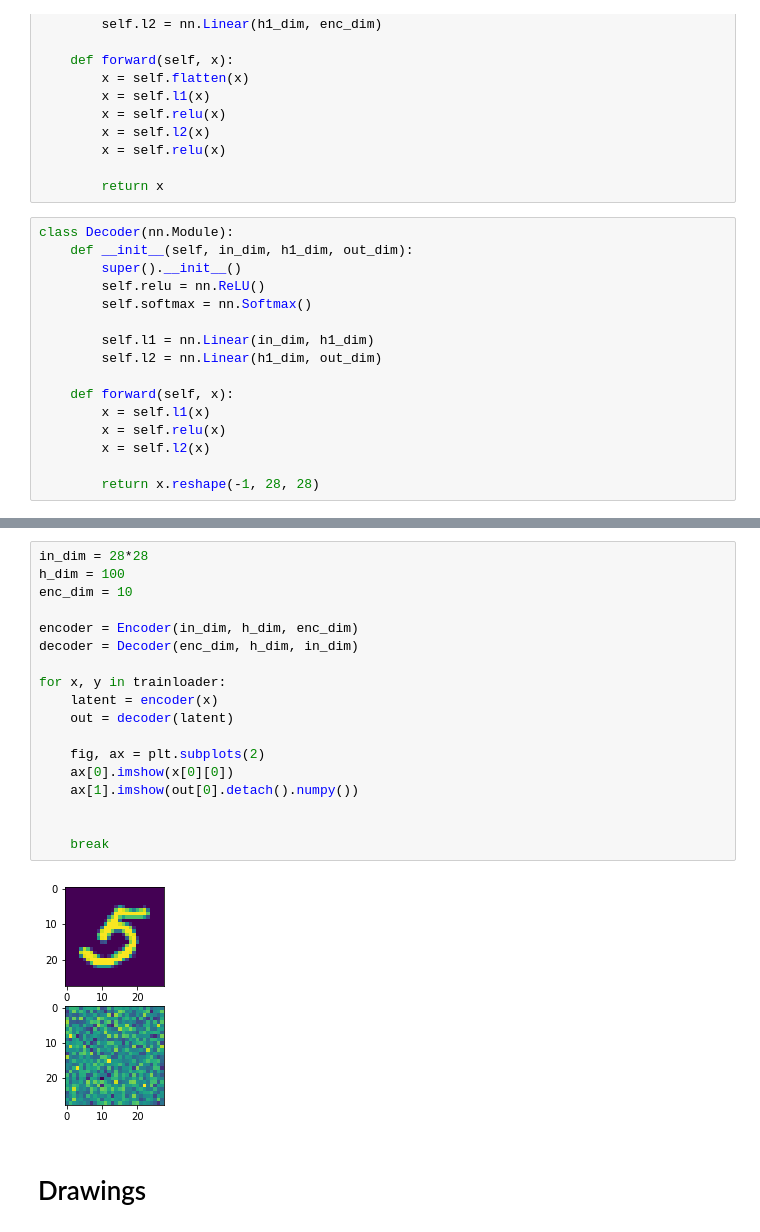
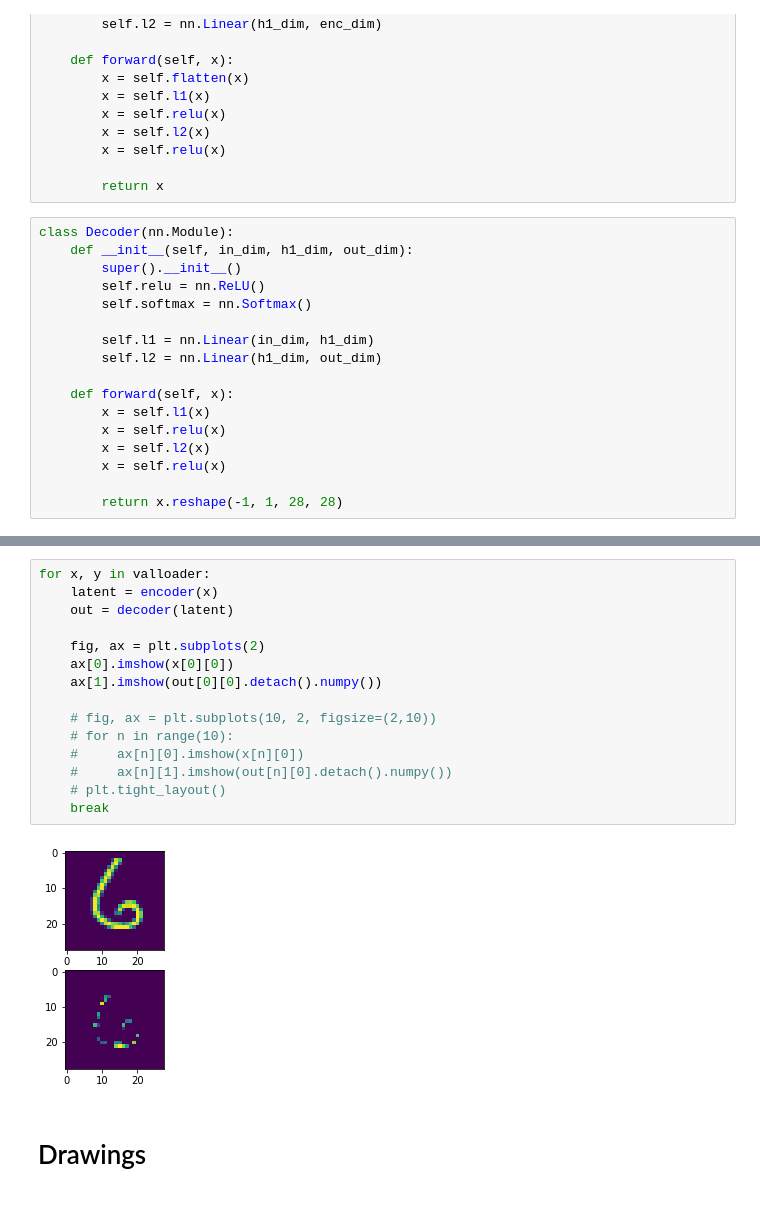
Before and after one commit to Marcus-Friis/aml-mini-project, a Jupyter notebook: torch_test.ipynb, the cells around one changed output, grey strips where cells are left out. Cells and saved outputs as stored; diff of their text form.

```diff
--- a/torch_test.ipynb
+++ b/torch_test.ipynb
@@ -186,5 +186,6 @@ class Decoder(nn.Module):
         x = self.l1(x)
         x = self.relu(x)
         x = self.l2(x)
+        x = self.relu(x)
 
-        return x.reshape(-1, 28, 28)
+        return x.reshape(-1, 1, 28, 28)
@@ -191,23 +242,20 @@ class Decoder(nn.Module):
 # %%
-in_dim = 28*28
-h_dim = 100
-enc_dim = 10
-
-encoder = Encoder(in_dim, h_dim, enc_dim)
-decoder = Decoder(enc_dim, h_dim, in_dim)
-
-for x, y in trainloader:
+for x, y in valloader:
     latent = encoder(x)
     out = decoder(latent)
 
     fig, ax = plt.subplots(2)
     ax[0].imshow(x[0][0])
-    ax[1].imshow(out[0].detach().numpy())
+    ax[1].imshow(out[0][0].detach().numpy())
 
-
+    # fig, ax = plt.subplots(10, 2, figsize=(2,10))
+    # for n in range(10):
+    #     ax[n][0].imshow(x[n][0])
+    #     ax[n][1].imshow(out[n][0].detach().numpy())
+    # plt.tight_layout()
     break
 # %% [output]
-[figure, old version]
+[figure, new version]
 # %% [markdown]
 # Drawings
 # %%
```
Also changed, not shown: parts of 1 cell of this notebook.
